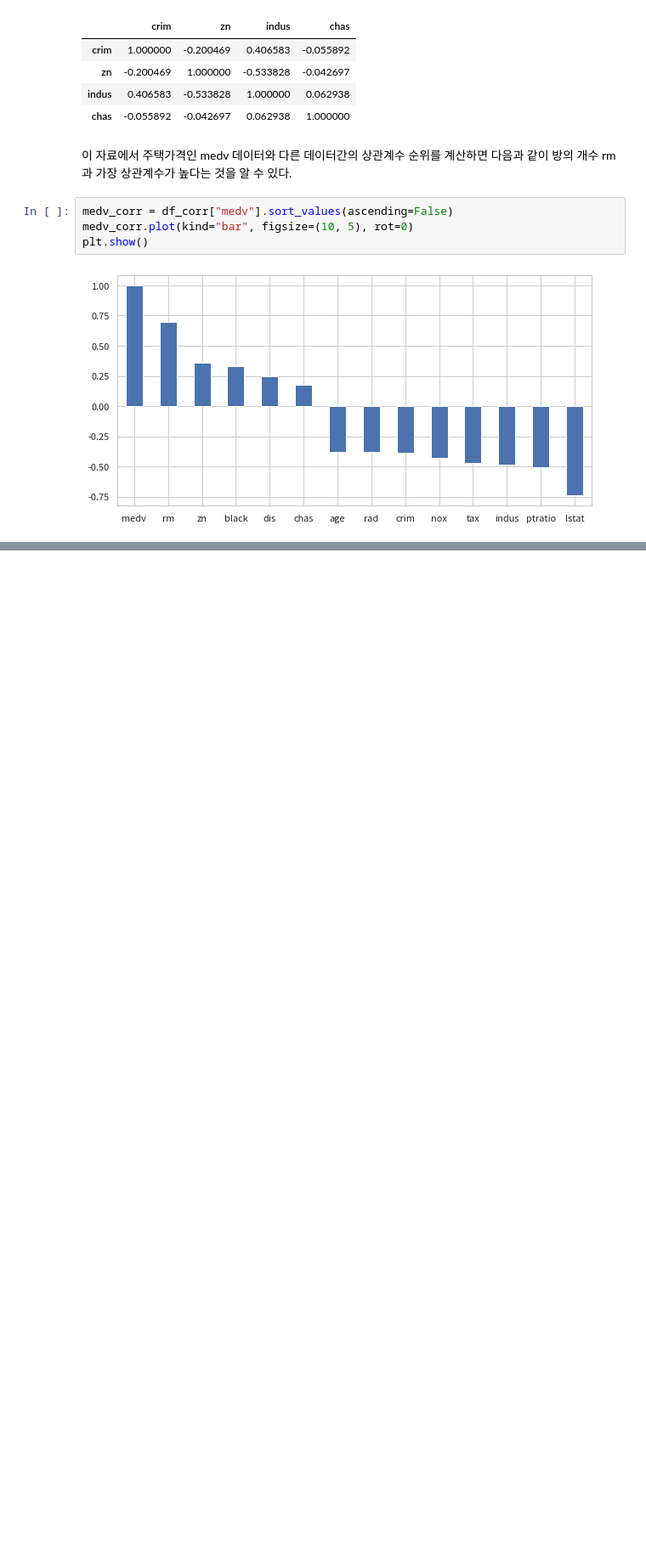
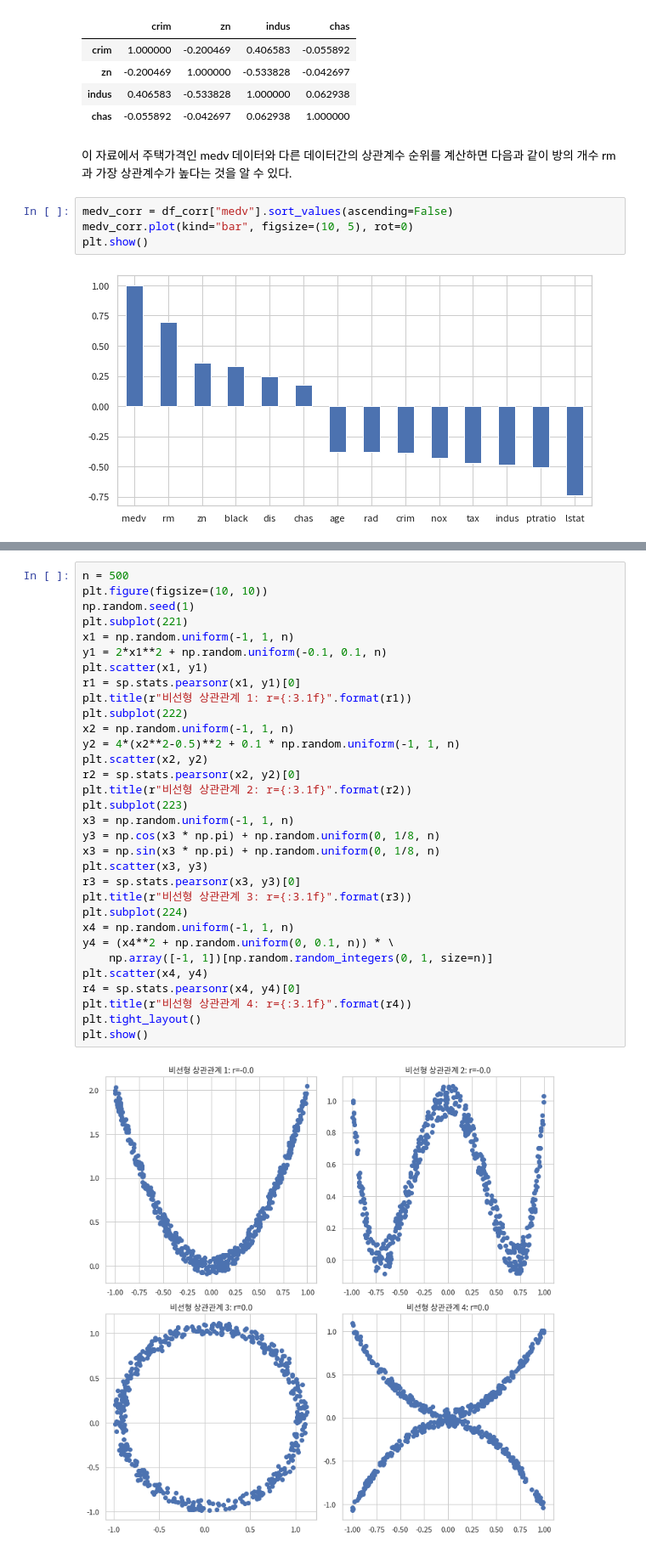
Before and after one commit to datascienceschool/book_data_analysis, a Jupyter notebook: _sources/ch03/03_01.ipynb, the cells around one changed output, grey strips where cells are left out. Shown at 85% size. Cells and saved outputs as stored; diff of their text form; blank space fills up the shorter version.

```diff
--- a/_sources/ch03/03_01.ipynb
+++ b/_sources/ch03/03_01.ipynb
@@ -184,0 +241,34 @@ plt.show()
+# %%
+n = 500
+plt.figure(figsize=(10, 10))
+np.random.seed(1)
+plt.subplot(221)
+x1 = np.random.uniform(-1, 1, n)
+y1 = 2*x1**2 + np.random.uniform(-0.1, 0.1, n)
+plt.scatter(x1, y1)
+r1 = sp.stats.pearsonr(x1, y1)[0]
+plt.title(r"비선형 상관관계 1: r={:3.1f}".format(r1))
+plt.subplot(222)
+x2 = np.random.uniform(-1, 1, n)
+y2 = 4*(x2**2-0.5)**2 + 0.1 * np.random.uniform(-1, 1, n)
+plt.scatter(x2, y2)
+r2 = sp.stats.pearsonr(x2, y2)[0]
+plt.title(r"비선형 상관관계 2: r={:3.1f}".format(r2))
+plt.subplot(223)
+x3 = np.random.uniform(-1, 1, n)
+y3 = np.cos(x3 * np.pi) + np.random.uniform(0, 1/8, n)
+x3 = np.sin(x3 * np.pi) + np.random.uniform(0, 1/8, n)
+plt.scatter(x3, y3)
+r3 = sp.stats.pearsonr(x3, y3)[0]
+plt.title(r"비선형 상관관계 3: r={:3.1f}".format(r3))
+plt.subplot(224)
+x4 = np.random.uniform(-1, 1, n)
+y4 = (x4**2 + np.random.uniform(0, 0.1, n)) * \
+    np.array([-1, 1])[np.random.random_integers(0, 1, size=n)]
+plt.scatter(x4, y4)
+r4 = sp.stats.pearsonr(x4, y4)[0]
+plt.title(r"비선형 상관관계 4: r={:3.1f}".format(r4))
+plt.tight_layout()
+plt.show()
+# %% [output]
+[figure, added]
```
Also changed, not shown: parts of 18 cells of this notebook, 7 other files.
